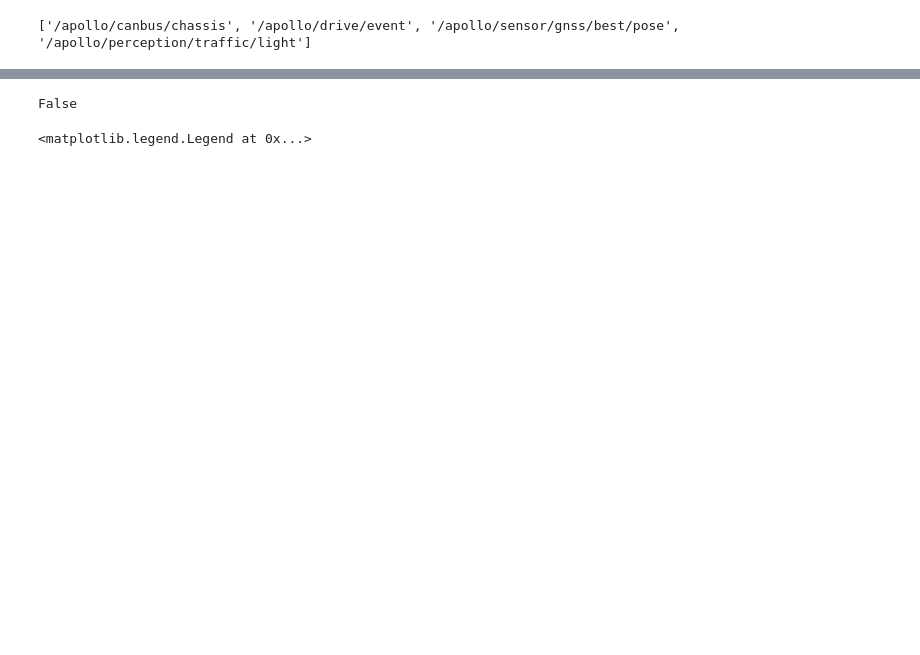
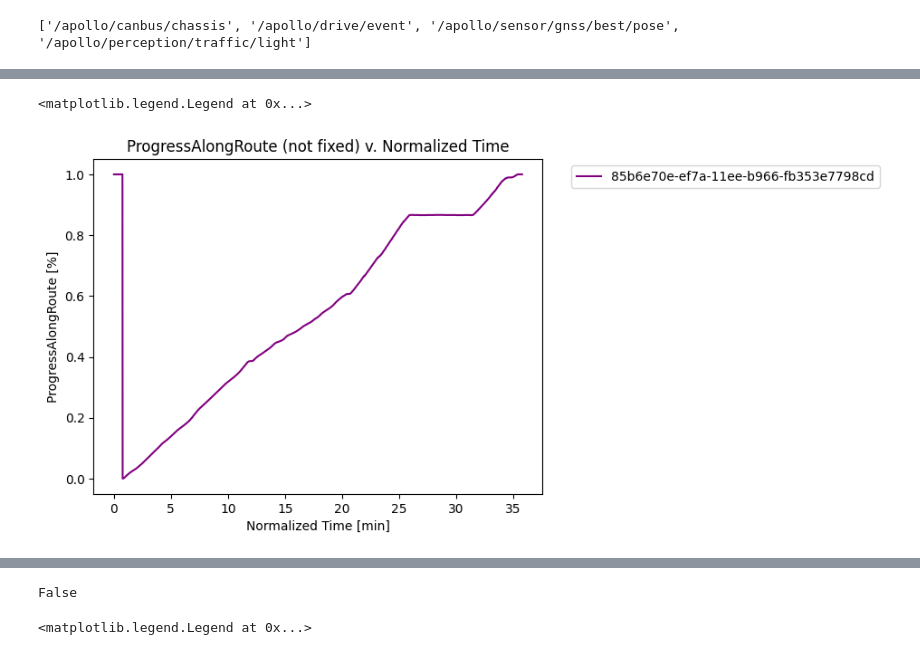
Before and after one commit to vHepp/TDMprivate, a Jupyter notebook: code/Unfinished Code/Testing_ProgressAlongRoute_v2.ipynb, the cells around one changed output, grey strips where cells are left out. Drawn from its saved outputs; the diff is of its cells as text; code cells hidden in the pictures; blank space fills up the shorter version.

```diff
--- a/code/Unfinished Code/Testing_ProgressAlongRoute_v2.ipynb
+++ b/code/Unfinished Code/Testing_ProgressAlongRoute_v2.ipynb
@@ -56,0 +110,24 @@ for gmID in gmID_list:
+# %%
+df = red_route_nan_best_pose_df_list[ index ].copy()
+
+cfs.NormalizedTime( df )
+
+reference_red_route_best_pose_df = cfs.retrieve_gmID_topic( '9798fe24-f143-11ee-ba78-fb353e7798cd', '/apollo/sensor/gnss/best/pose' )
+
+cfs.ProgressAlongRoute( df, reference_red_route_best_pose_df )
+
+plt.plot( df[ 'NormalizedTime' ] * 1.66667e-11,
+          df[ 'ProgressAlongRoute' ],
+          label = df[ 'groupMetadataID' ][ 0 ],
+          color = 'purple' )
+
+plt.title( 'ProgressAlongRoute (not fixed) v. Normalized Time' )
+
+plt.xlabel( 'Normalized Time [min]' )
+
+plt.ylabel( 'ProgressAlongRoute [%]' )
+
+plt.legend( bbox_to_anchor = ( 1.05, 1.0 ), loc = 'upper left' )
+# %% [output]
+<matplotlib.legend.Legend at 0x...>
+[figure, added]
```
Also changed, not shown: parts of 11 cells of this notebook, 7 other files.
